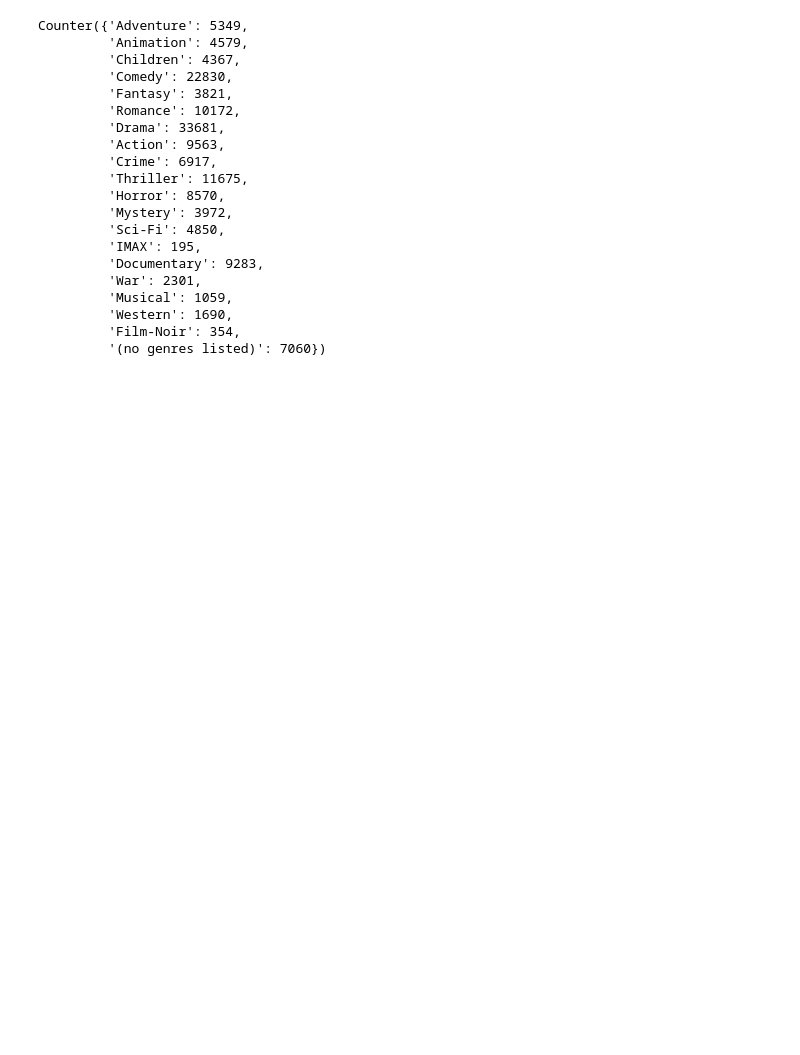
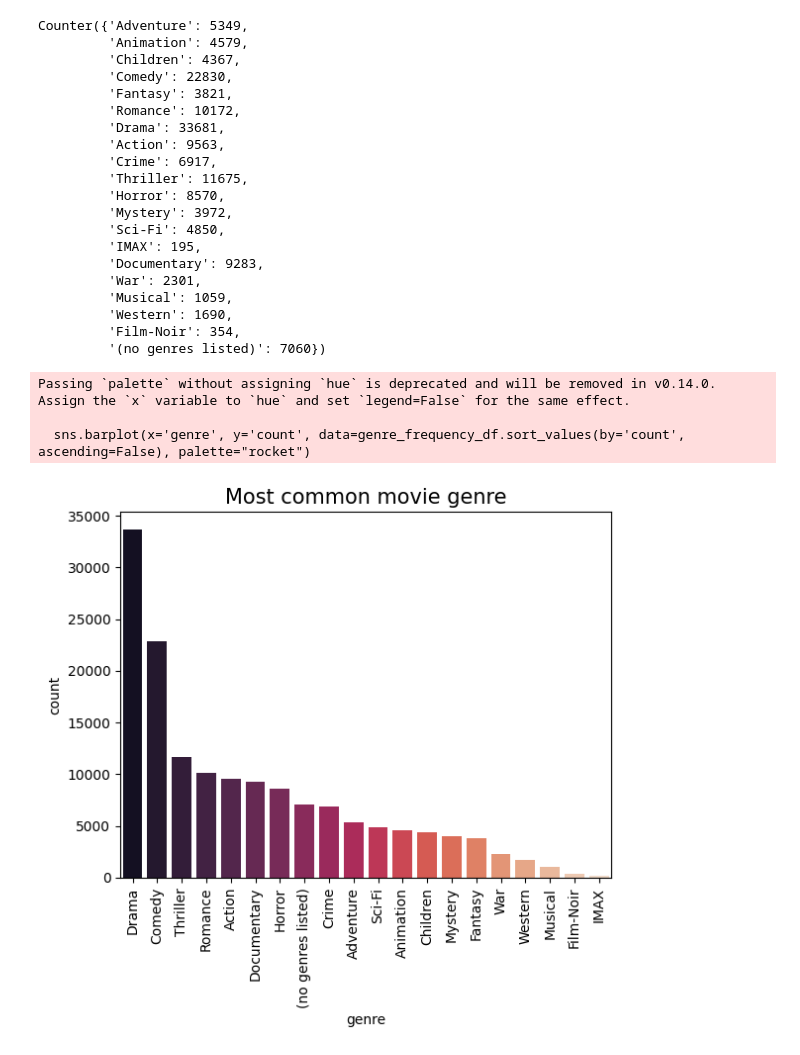
Before and after one commit to Wikusia-s/DM-recomendation-system, a Jupyter notebook: main.ipynb, the cells around one changed output. Drawn from its saved outputs; the diff is of its cells as text; code cells hidden in the pictures; blank space fills up the shorter version.

```diff
--- a/main.ipynb
+++ b/main.ipynb
@@ -118,3 +118,16 @@ Counter({'Adventure': 5349,
          'Western': 1690,
          'Film-Noir': 354,
          '(no genres listed)': 7060})
+# %%
+genre_frequency_df = pd.DataFrame([genre_frequency]).T.reset_index()
+genre_frequency_df.columns = ['genre', 'count']
+
+sns.barplot(x='genre', y='count', data=genre_frequency_df.sort_values(by='count', ascending=False), palette="rocket")
+plt.xticks(rotation=90)
+plt.title("Most common movie genre", fontsize = 15)
+plt.show()
+# %% [output]
+Passing `palette` without assigning `hue` is deprecated and will be removed in v0.14.0. Assign the `x` variable to `hue` and set `legend=False` for the same effect.
+
+  sns.barplot(x='genre', y='count', data=genre_frequency_df.sort_values(by='count', ascending=False), palette="rocket")
+[figure, added]
```
